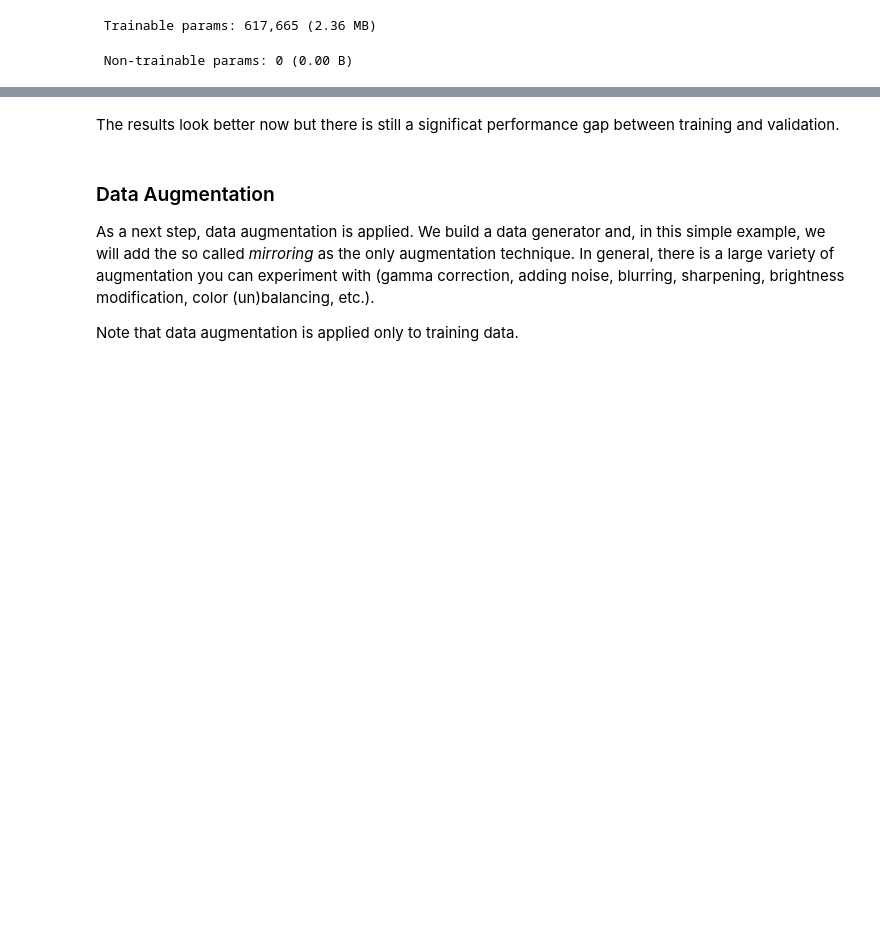
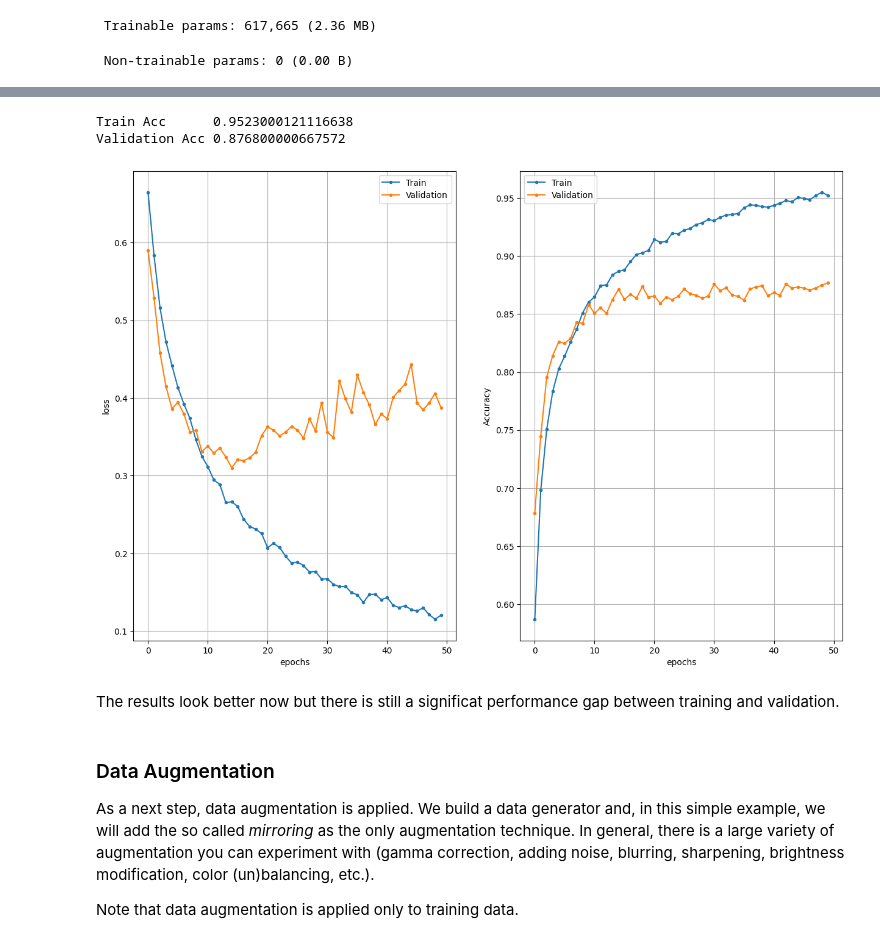
Before and after one commit to IhorPylyavets/RobotDreams_ComputerVisionCourse, a Jupyter notebook: lesson_15_convolutional_neural_networks_part_2/Overfitting.ipynb, the cells around one changed output, grey strips where cells are left out. Saved outputs shown, nothing was run; the diff lists cells and outputs as text; code cells hidden in the pictures; blank space fills up the shorter version.

```diff
--- a/lesson_15_convolutional_neural_networks_part_2/Overfitting.ipynb
+++ b/lesson_15_convolutional_neural_networks_part_2/Overfitting.ipynb
@@ -174,24 +179,24 @@ This experiment suffers from a considerable overfitting (the training loss and a
 
 To reduce the negative effect of overfitting, we will insert droput layers after each convolution and before the last fully connected layer. Furthermore, we reduce the size of the dense layer after flatten. Note that reducing the network complexity is also a form of regularization.
 # %%
-inputs = Input(shape=(size, size, 3))
+inputs2 = Input(shape=(size, size, 3))
 
-net = Conv2D(32, kernel_size=(3, 3), activation="relu", padding='same')(inputs)
-net = MaxPooling2D(pool_size=(2, 2))(net)
-net = Dropout(0.2)(net)
-net = Conv2D(64, kernel_size=(3, 3), activation="relu", padding='same')(net)
-net = MaxPooling2D(pool_size=(2, 2))(net)
-net = Dropout(0.2)(net)
-net = Conv2D(128, kernel_size=(3, 3), activation="relu", padding='same')(net)
-net = MaxPooling2D(pool_size=(2, 2))(net)
-net = Dropout(0.2)(net)
-net = Flatten()(net)
-net = Dense(64, activation="relu")(net)
-net = Dropout(0.5)(net)
-outputs = Dense(1, activation="sigmoid")(net)
+net2 = Conv2D(32, kernel_size=(3, 3), activation="relu", padding='same')(inputs2)
+net2 = MaxPooling2D(pool_size=(2, 2))(net2)
+net2 = Dropout(0.2)(net2)
+net2 = Conv2D(64, kernel_size=(3, 3), activation="relu", padding='same')(net2)
+net2 = MaxPooling2D(pool_size=(2, 2))(net2)
+net2 = Dropout(0.2)(net2)
+net2 = Conv2D(128, kernel_size=(3, 3), activation="relu", padding='same')(net2)
+net2 = MaxPooling2D(pool_size=(2, 2))(net2)
+net2 = Dropout(0.2)(net2)
+net2 = Flatten()(net2)
+net2 = Dense(64, activation="relu")(net2)
+net2 = Dropout(0.5)(net2)
+outputs2 = Dense(1, activation="sigmoid")(net2)
 
-model = Model(inputs, outputs)
-model.summary()
+model2 = Model(inputs2, outputs2)
+model2.summary()
 # %% [output]
 Model: "functional_1"
 ┏━━━━━━━━━━━━━━━━━━━━━━━━━━━━━━━━━┳━━━━━━━━━━━━━━━━━━━━━━━━┳━━━━━━━━━━━━━━━┓
@@ -220,10 +225,10 @@ batch_size = 64
 
 print(x_train.shape)
 
-model.compile(loss="binary_crossentropy", optimizer="adam", metrics=["accuracy"])
+model2.compile(loss="binary_crossentropy", optimizer="adam", metrics=["accuracy"])
 
 start = time()
-history = model.fit(x_train, y_train, batch_size=batch_size, epochs=epochs, validation_data=(x_test, y_test))
+history2 = model2.fit(x_train, y_train, batch_size=batch_size, epochs=epochs, validation_data=(x_test, y_test))
 print('Elapsed time', time() - start)
 # %% [output]
 (20000, 64, 64, 3)
@@ -230,5 +251,9 @@ print('Elapsed time', time() - start)
 # %%
-plot_history(history)
+plot_history(history2)
+# %% [output]
+Train Acc      0.9523000121116638
+Validation Acc 0.876800000667572
+[figure, added]
 # %% [markdown]
 The results look better now but there is still a significat performance gap between training and validation.
 # %% [markdown]
```
Also changed, not shown: parts of 8 cells of this notebook, 2 other files.
